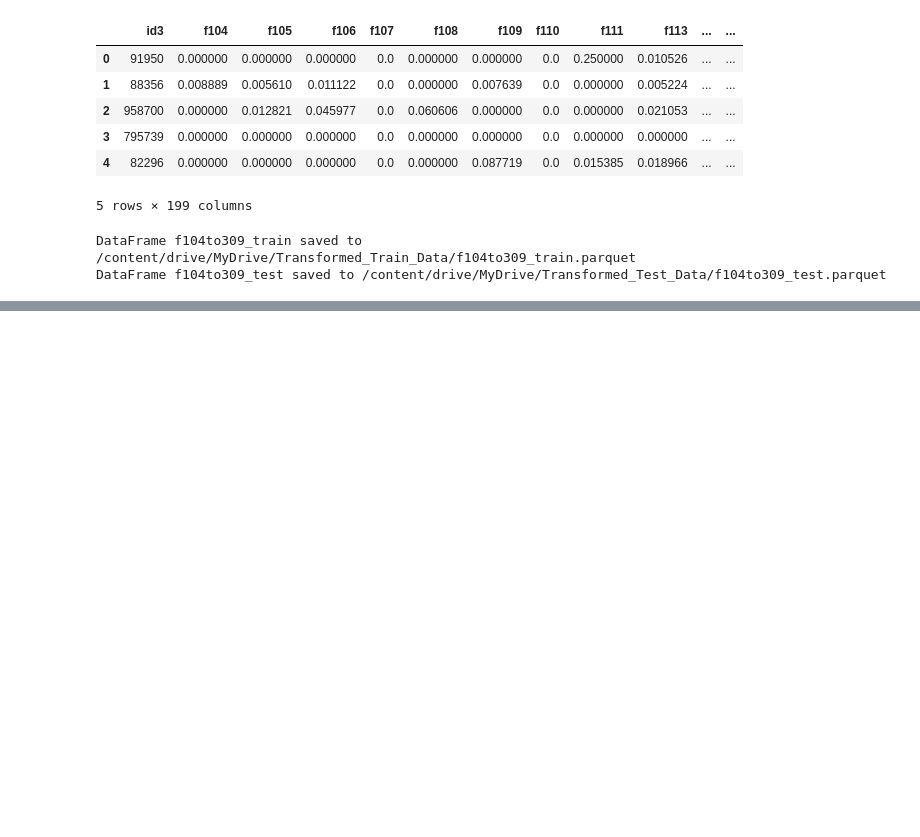
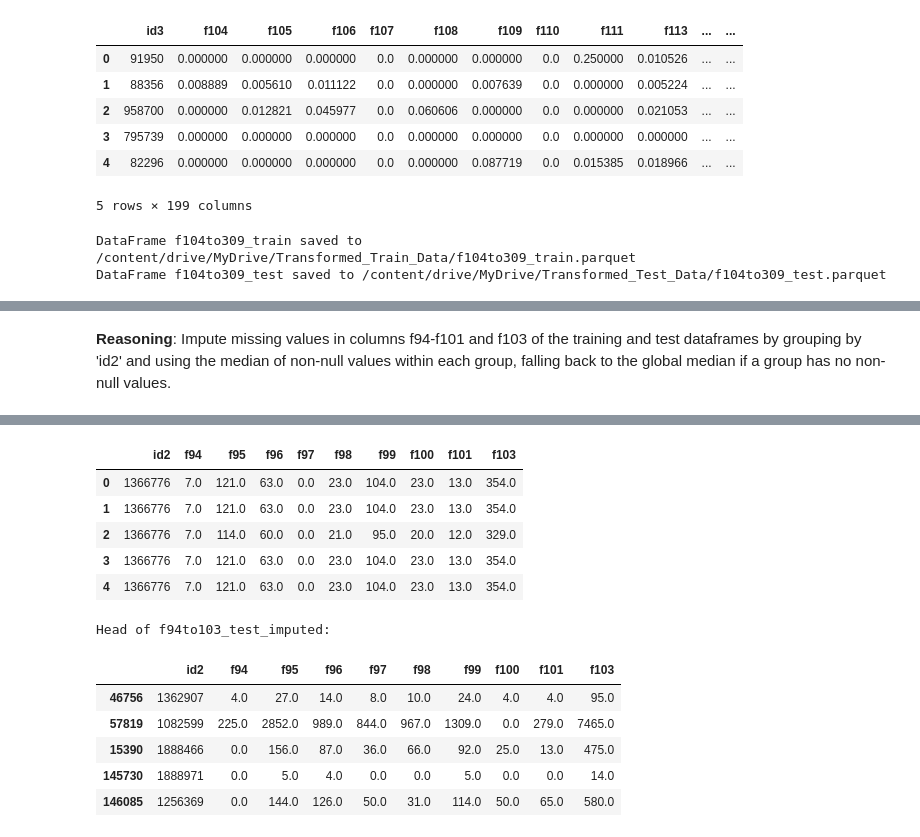
Before and after one commit to rishabh-0042/American_Express_Hackathon_25-2025, a Jupyter notebook: Feature_Engineering4.2.ipynb, the cells around one changed output, grey strips where cells are left out. Cells and saved outputs as stored; diff of their text form; code cells hidden in the pictures; blank space fills up the shorter version.

```diff
--- a/Feature_Engineering4.2.ipynb
+++ b/Feature_Engineering4.2.ipynb
@@ -2054,0 +2230,65 @@ DataFrame f104to309_test saved to /content/drive/MyDrive/Transformed_Test_Data/f
+# %% [markdown]
+**Reasoning**:
+Impute missing values in columns f94-f101 and f103 of the training and test dataframes by grouping by 'id2' and using the median of non-null values within each group, falling back to the global median if a group has no non-null values.
+# %%
+import pandas as pd
+
+# Create copies to avoid modifying the original dataframes if needed later
+f94to103_train_imputed = f94to103_train_modified.copy()
+f94to103_test_imputed = f94to103_test_modified.copy()
+
+# Identify columns to impute (all except 'id2')
+cols_to_impute = [col for col in f94to103_train_imputed.columns if col != 'id2']
+
+print("Imputing missing values in f94to103_train_imputed...")
+# Impute columns in the training dataframe
+for col in cols_to_impute:
+    print(f"Processing column: {col}")
+    # Convert to numeric, coercing errors, before calculating median
+    f94to103_train_imputed[col] = pd.to_numeric(f94to103_train_imputed[col], errors='coerce')
+
+    # Calculate the global median for the current column
+    global_median_train = f94to103_train_imputed[col].median()
+
+    # Group by 'id2' and fill missing values within each group with the group median
+    # Use transform to return a Series with the same index as the original DataFrame
+    # Fallback to global median if group median is NaN
+    f94to103_train_imputed[col] = f94to103_train_imputed.groupby('id2')[col].transform(
+        lambda x: x.fillna(x.median() if pd.notna(x.median()) else global_median_train)
+    )
+
+# Verify imputation for train data
+print("\nMissing values count per column in f94to103_train_imputed after imputation:")
+print(f94to103_train_imputed[cols_to_impute].isnull().sum())
+
+
+print("\nImputing missing values in f94to103_test_imputed...")
+# Impute columns in the test dataframe
+for col in cols_to_impute:
+    print(f"Processing column: {col}")
+    # Convert to numeric, coercing errors, before calculating median
+    f94to103_test_imputed[col] = pd.to_numeric(f94to103_test_imputed[col], errors='coerce')
+
+     # Calculate the global median for the current column using the training data median
+    global_median_test = f94to103_train_imputed[col].median() # Use train median for consistency
+
+    # Group by 'id2' and fill missing values within each group with the group median
+    # Use transform to return a Series with the same index as the original DataFrame
+    # Fallback to global median (from train) if group median is NaN
+    f94to103_test_imputed[col] = f94to103_test_imputed.groupby('id2')[col].transform(
+        lambda x: x.fillna(x.median() if pd.notna(x.median()) else global_median_test)
+    )
+
+# Verify imputation for test data
+print("\nMissing values count per column in f94to103_test_imputed after imputation:")
+print(f94to103_test_imputed[cols_to_impute].isnull().sum())
+
+print("\nImputation complete for f94to103 dataframes.")
+
+# Display head of imputed dataframes
+print("\nHead of f94to103_train_imputed:")
+display(f94to103_train_imputed.head())
+
+print("\nHead of f94to103_test_imputed:")
+display(f94to103_test_imputed.head())
+# %% [output]
@@ -2054,0 +2312,13 @@ DataFrame f104to309_test saved to /content/drive/MyDrive/Transformed_Test_Data/f
+|  | id2 | f94 | f95 | f96 | f97 | f98 | f99 | f100 | f101 | f103 |
+| 0 | 1366776 | 7.0 | 121.0 | 63.0 | 0.0 | 23.0 | 104.0 | 23.0 | 13.0 | 354.0 |
+| 1 | 1366776 | 7.0 | 121.0 | 63.0 | 0.0 | 23.0 | 104.0 | 23.0 | 13.0 | 354.0 |
+| 2 | 1366776 | 7.0 | 114.0 | 60.0 | 0.0 | 21.0 | 95.0 | 20.0 | 12.0 | 329.0 |
+| 3 | 1366776 | 7.0 | 121.0 | 63.0 | 0.0 | 23.0 | 104.0 | 23.0 | 13.0 | 354.0 |
+| 4 | 1366776 | 7.0 | 121.0 | 63.0 | 0.0 | 23.0 | 104.0 | 23.0 | 13.0 | 354.0 |
+Head of f94to103_test_imputed:
+|  | id2 | f94 | f95 | f96 | f97 | f98 | f99 | f100 | f101 | f103 |
+| 46756 | 1362907 | 4.0 | 27.0 | 14.0 | 8.0 | 10.0 | 24.0 | 4.0 | 4.0 | 95.0 |
+| 57819 | 1082599 | 225.0 | 2852.0 | 989.0 | 844.0 | 967.0 | 1309.0 | 0.0 | 279.0 | 7465.0 |
+| 15390 | 1888466 | 0.0 | 156.0 | 87.0 | 36.0 | 66.0 | 92.0 | 25.0 | 13.0 | 475.0 |
+| 145730 | 1888971 | 0.0 | 5.0 | 4.0 | 0.0 | 0.0 | 5.0 | 0.0 | 0.0 | 14.0 |
+| 146085 | 1256369 | 0.0 | 144.0 | 126.0 | 50.0 | 31.0 | 114.0 | 50.0 | 65.0 | 580.0 |
```
Also changed, not shown: parts of 14 cells of this notebook.
